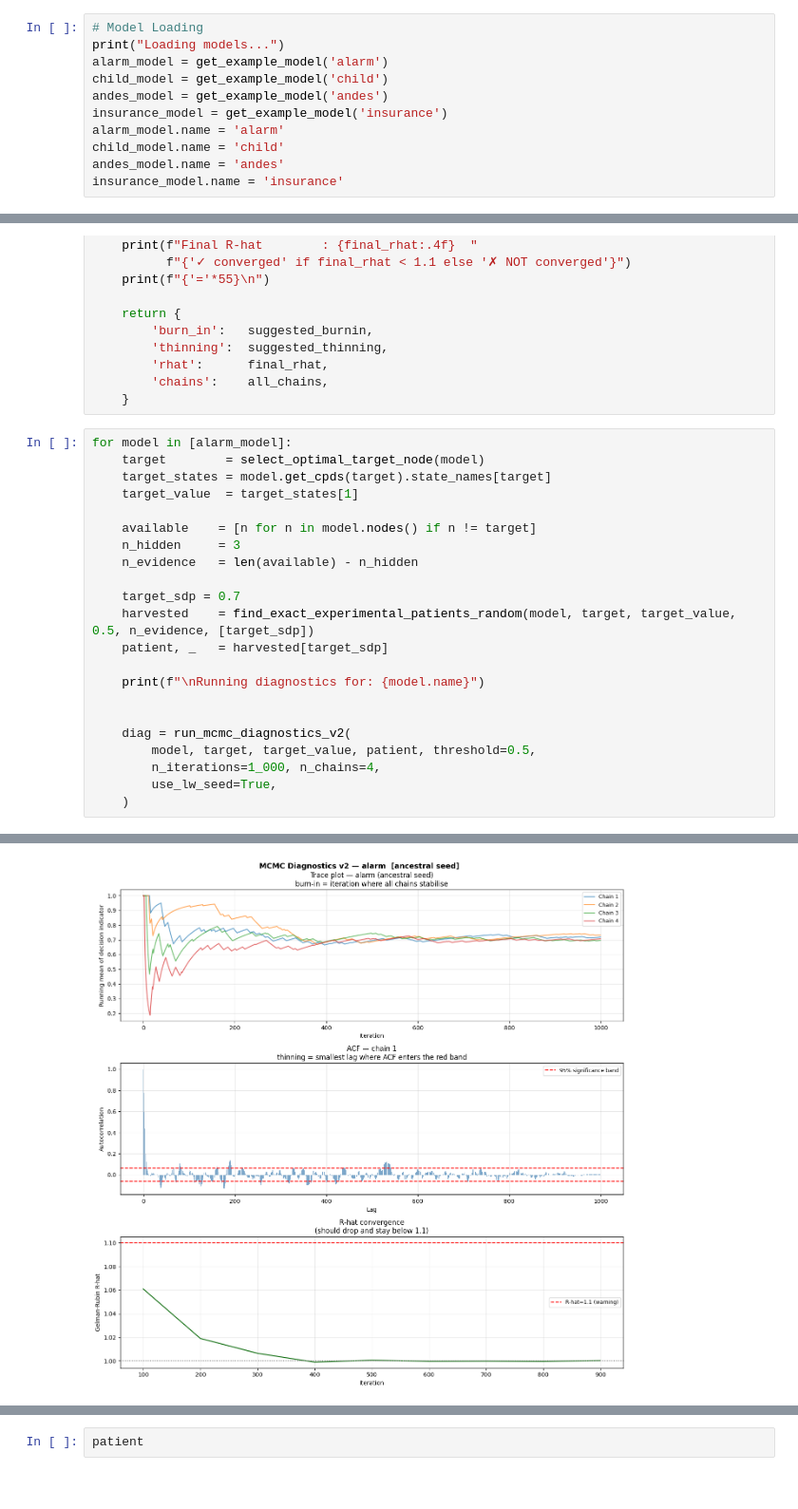
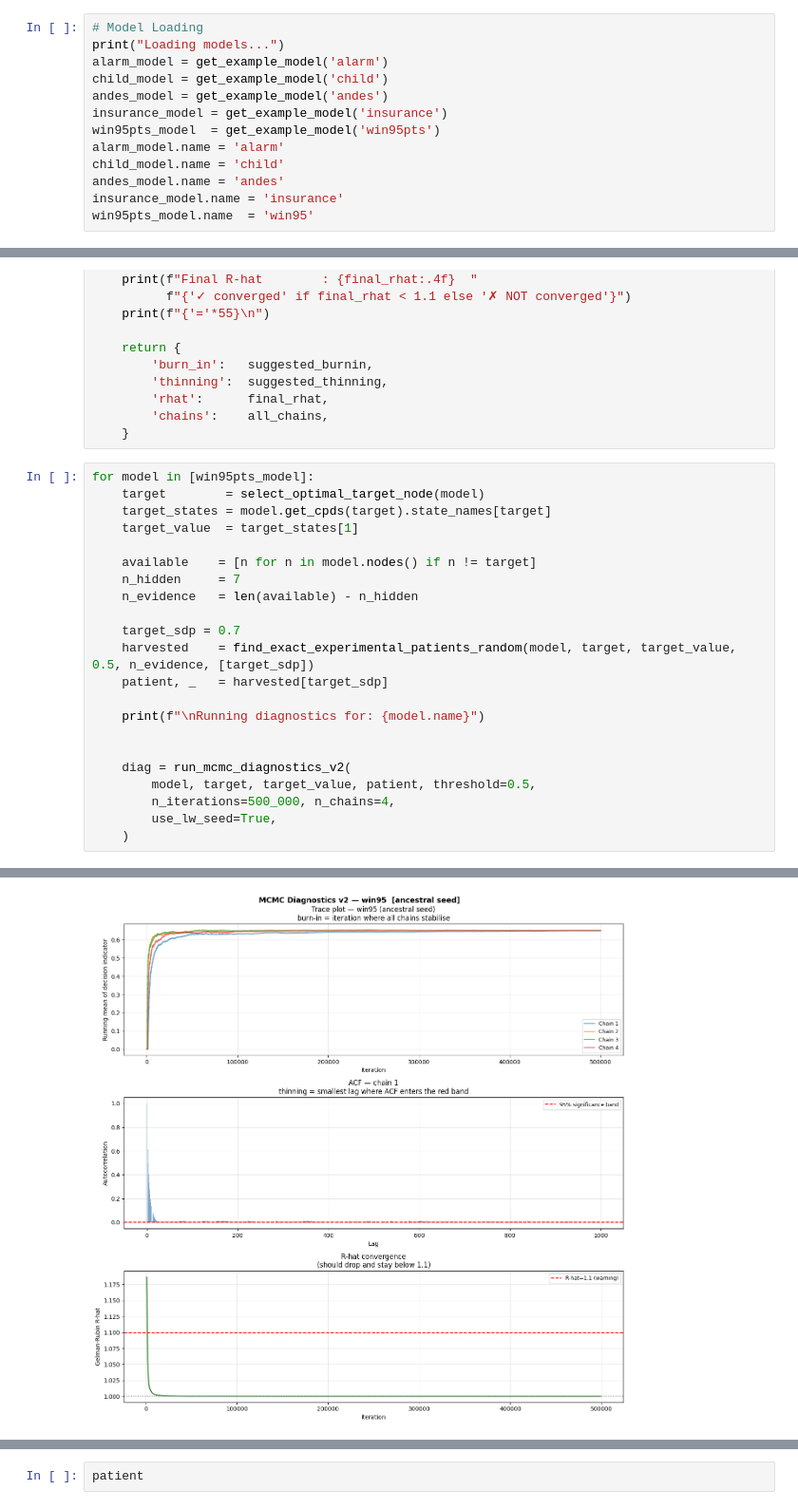
Before and after one commit to jpafcampos/explaining-BNs, a Jupyter notebook: src/mcmc_sanity_check.ipynb, the cells around one changed output, grey strips where cells are left out. Shown at 95% size. Saved outputs shown, nothing was run; the diff lists cells and outputs as text.

```diff
--- a/src/mcmc_sanity_check.ipynb
+++ b/src/mcmc_sanity_check.ipynb
@@ -70,10 +70,12 @@ alarm_model = get_example_model('alarm')
 child_model = get_example_model('child')
 andes_model = get_example_model('andes')
 insurance_model = get_example_model('insurance')
+win95pts_model  = get_example_model('win95pts')
 alarm_model.name = 'alarm'
 child_model.name = 'child'
 andes_model.name = 'andes'
 insurance_model.name = 'insurance'
+win95pts_model.name  = 'win95'
 # %% [output]
 Loading models...
 # %%
@@ -467,13 +469,13 @@ def run_mcmc_diagnostics_v2(bn, target, target_value, patient, threshold,
         'chains':    all_chains,
     }
 # %%
-for model in [alarm_model]:
+for model in [win95pts_model]:
     target        = select_optimal_target_node(model)
     target_states = model.get_cpds(target).state_names[target]
     target_value  = target_states[1]
 
     available    = [n for n in model.nodes() if n != target]
-    n_hidden     = 3
+    n_hidden     = 7
     n_evidence   = len(available) - n_hidden
 
     target_sdp = 0.7
@@ -485,7 +487,7 @@ for model in [alarm_model]:
 
     diag = run_mcmc_diagnostics_v2(
         model, target, target_value, patient, threshold=0.5,
-        n_iterations=1_000, n_chains=4,
+        n_iterations=500_000, n_chains=4,
         use_lw_seed=True,
     )
 # %% [output]
@@ -498,6 +500,6 @@ Running diagnostics for: alarm
   Chain 1/4...
   Chain 2/4...
   Chain 3/4...
   Chain 4/4...
-[figure, old version]
+[figure, new version]
 =======================================================
```
Also changed, not shown: parts of 6 cells of this notebook, 12 other files.
